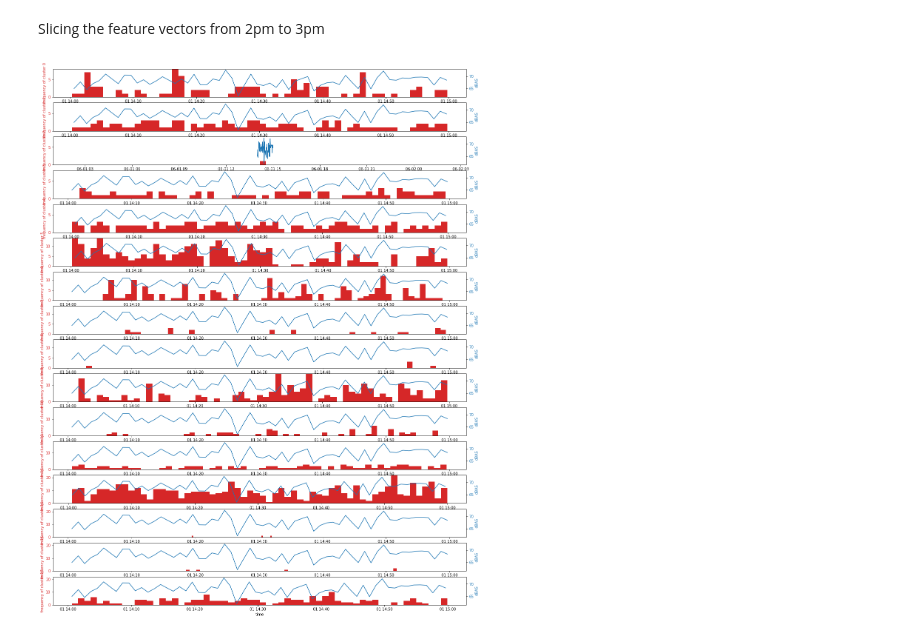
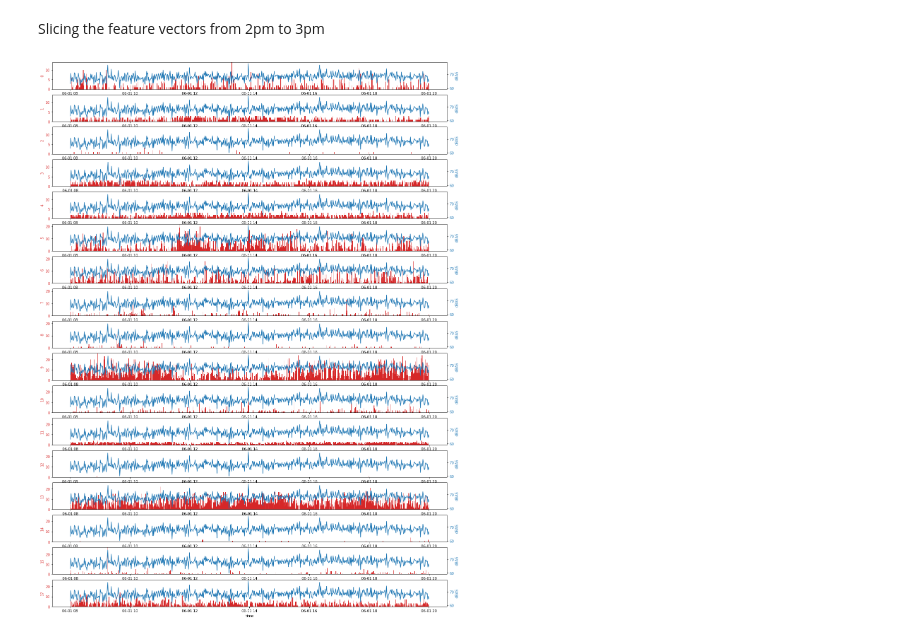
Before and after one commit to marin-hyatt/public-redhook-analysis, a Jupyter notebook: SPL_Peaks.ipynb, the cells around one changed output. Saved outputs shown, nothing was run; the diff lists cells and outputs as text; code cells hidden in the pictures.

Commit message:
Updated graphs and calculated weekend medians

```diff
--- a/SPL_Peaks.ipynb
+++ b/SPL_Peaks.ipynb
@@ -232,7 +232,7 @@ def plot_clusters(num_clusters, sensor_transformed, fit_arr, sensor_timestamps_d
         ax1 = fig.add_subplot(num_clusters, 1, subplot_idx)
         color = 'tab:red'
         ax1.set_xlabel('time')
-        ax1.set_ylabel('frequency of cluster ' + str(cluster_num), color=color)
+        ax1.set_ylabel(str(cluster_num), color=color)
         y, x, _ = ax1.hist(timestamp_arr, bins=num_bins, color=color)
         y_vals.append(y.max())
         ax1.tick_params(axis='y', labelcolor=color)
@@ -340,7 +340,7 @@ hour_mask = (dates1 >= datetime.datetime(2019, 6, 1, 14)) & (dates1 < datetime.d
 # %%
 b827ebc178d2_timestamps_dt_hour = np.asarray(b827ebc178d2_timestamps_dt)[hour_mask]
 # %%
-plot_clusters(18, b827ebc178d2_transformed[hour_mask], projected_45[index], b827ebc178d2_timestamps_dt_hour, \
-             minute_time_arr_hour, minute_dBAS_arr_hour, 60, np.arange(18))
+plot_clusters(18, b827ebc178d2_transformed[am_mask], projected_45[index], b827ebc178d2_timestamps_dt_am, \
+             minute_time_arr_am, minute_dBAS_arr_am, 12*60, np.arange(18))
 # %% [output]
-[figure, old version]
+[figure, new version]
```
Also changed, not shown: 8 other files.
